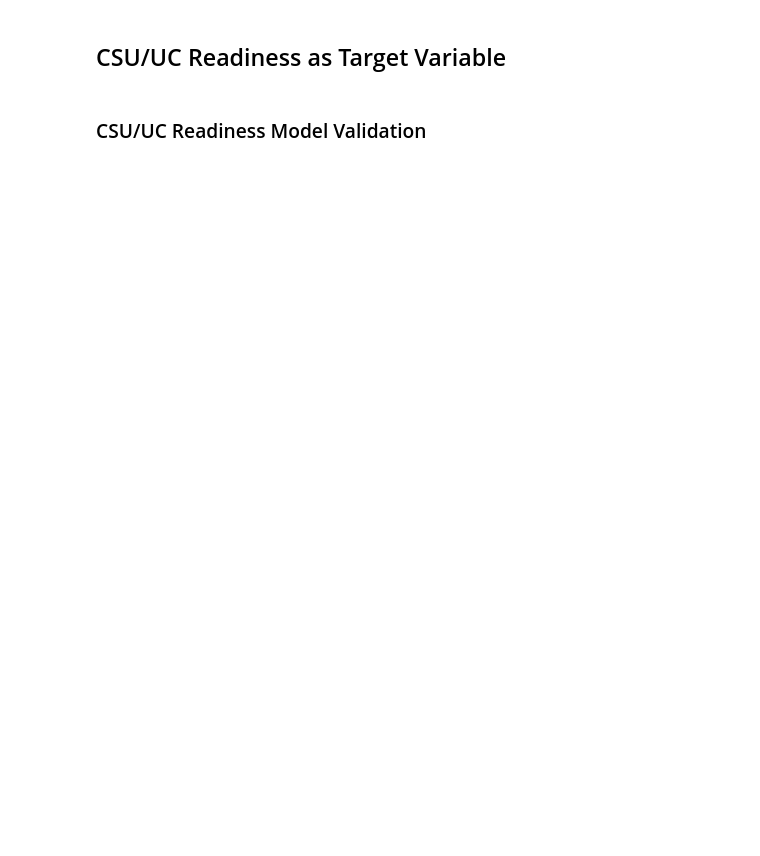
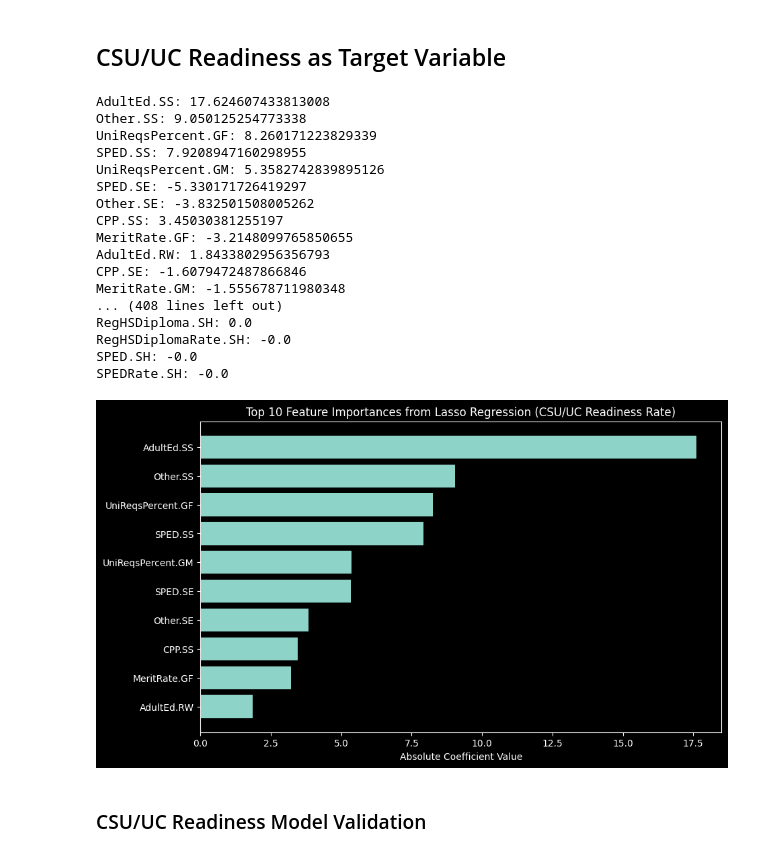
Before and after one commit to PENTASHIFT/DS-Capstone-Project, a Jupyter notebook: modeling/ACGRWide.ipynb, the cells around one changed output. Cells and saved outputs as stored; diff of their text form; code cells hidden in the pictures; blank space fills up the shorter version.

```diff
--- a/modeling/ACGRWide.ipynb
+++ b/modeling/ACGRWide.ipynb
@@ -165,4 +179,71 @@ plt.show()
 # %% [markdown]
 ## CSU/UC Readiness as Target Variable
+# %%
+from sklearn.linear_model import LassoCV
+from sklearn.pipeline import Pipeline
+from sklearn.preprocessing import StandardScaler
+from sklearn.feature_selection import VarianceThreshold
+
+target_column = "UniReqsPercent.TA"
+
+# Reset df
+df = get_data()
+
+
+X = df.drop(columns=[target_column])
+y = df[target_column]
+
+
+# Remove low-variance features
+selector = VarianceThreshold(threshold=0.01)
+X_reduced = selector.fit_transform(X)
+
+pipe = Pipeline([
+    ('scaler', StandardScaler()),
+    ('lasso', LassoCV(cv=5, random_state=42, max_iter=10000))
+])
+
+# Fit the model
+pipe.fit(X_reduced, y)
+
+# Get the coefficients of the Lasso model
+lasso_coefficients = pipe['lasso'].coef_
+
+
+coef_feature_pairs = list(zip(X.columns, lasso_coefficients))
+sorted_pairs = sorted(coef_feature_pairs, key=lambda x: abs(x[1]), reverse=True)
+print()
+for feature, coef in sorted_pairs:
+    print(f"{feature}: {coef}")
+
+# Plot top 10 feature importances
+top_n = 10
+top_features = sorted_pairs[:top_n]
+
+plt.figure(figsize=(10, 6))
+plt.barh([f[0] for f in top_features], [abs(f[1]) for f in top_features])
+plt.xlabel("Absolute Coefficient Value")
+plt.title("Top 10 Feature Importances from Lasso Regression (CSU/UC Readiness Rate)")
+plt.gca().invert_yaxis()
+plt.show()
+# %% [output]
+AdultEd.SS: 17.624607433813008
+Other.SS: 9.050125254773338
+UniReqsPercent.GF: 8.260171223829339
+SPED.SS: 7.9208947160298955
+UniReqsPercent.GM: 5.3582742839895126
+SPED.SE: -5.330171726419297
+Other.SE: -3.832501508005262
+CPP.SS: 3.45030381255197
+MeritRate.GF: -3.2148099765850655
+AdultEd.RW: 1.8433802956356793
+CPP.SE: -1.6079472487866846
+MeritRate.GM: -1.555678711980348
+... (408 lines left out)
+RegHSDiploma.SH: 0.0
+RegHSDiplomaRate.SH: -0.0
+SPED.SH: -0.0
+SPEDRate.SH: -0.0
+[figure, added]
 # %% [markdown]
 ### CSU/UC Readiness Model Validation
```
Also changed, not shown: parts of 23 cells of this notebook, 1 other file.
